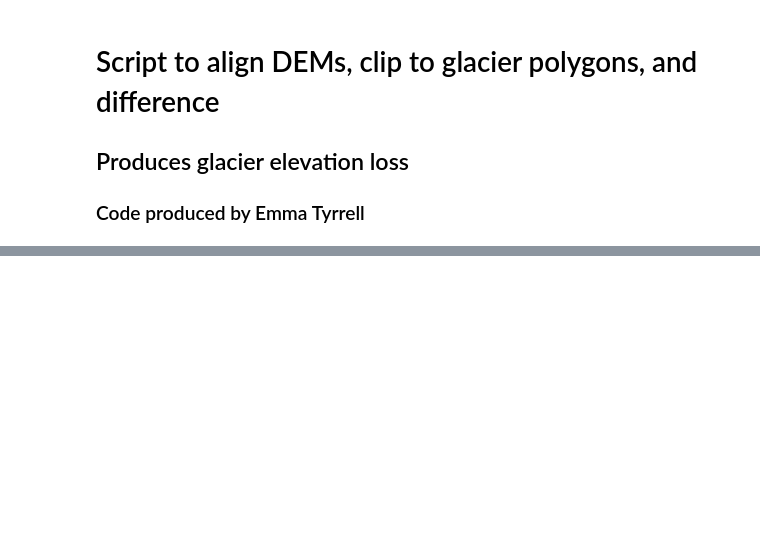
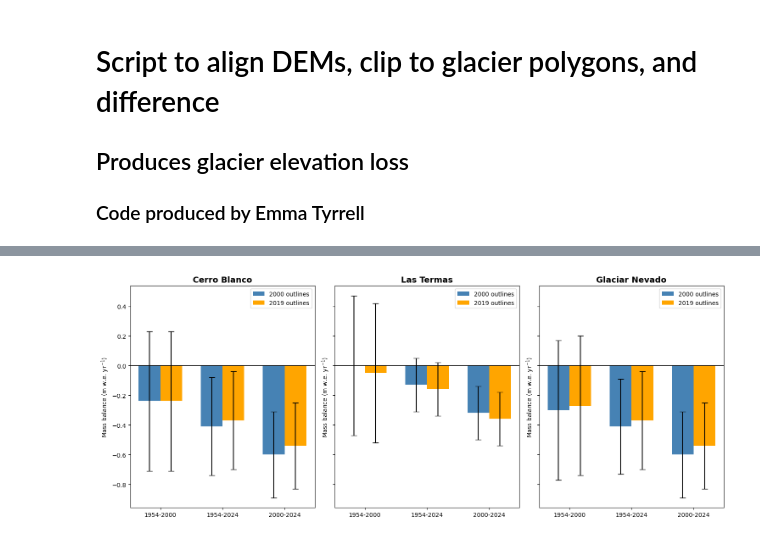
Before and after one commit to millie-spencer/Glacier-DEM-coregistration-and-MB, a Jupyter notebook: 03_DEM_differencing.ipynb, the cells around one changed output, grey strips where cells are left out. Saved outputs shown, nothing was run; the diff lists cells and outputs as text; code cells hidden in the pictures; blank space fills up the shorter version.

```diff
--- a/03_DEM_differencing.ipynb
+++ b/03_DEM_differencing.ipynb
@@ -188,0 +272,85 @@ plt.show()
+# %%
+import matplotlib.pyplot as plt
+import numpy as np
+import pandas as pd
+
+# --------------------------
+# Input data
+# --------------------------
+
+data_2000 = {
+    "Glacier": ["Cerro Blanco", "Cerro Blanco", "Cerro Blanco",
+                "Las Termas", "Las Termas", "Las Termas",
+                "Glaciar Nevado", "Glaciar Nevado", "Glaciar Nevado"],
+    "Period": ["1954-2000", "1954-2024", "2000-2024",
+               "1954-2000", "1954-2024", "2000-2024",
+               "1954-2000", "1954-2024", "2000-2024"],
+    "MB": [-0.24, -0.41, -0.60,
+           0.00, -0.13, -0.32,
+           -0.30, -0.41, -0.60],
+    "Error": [0.47, 0.33, 0.29,
+              0.47, 0.18, 0.18,
+              0.47, 0.32, 0.29]
+}
+
+data_2019 = {
+    "Glacier": ["Cerro Blanco", "Cerro Blanco", "Cerro Blanco",
+                "Las Termas", "Las Termas", "Las Termas",
+                "Glaciar Nevado", "Glaciar Nevado", "Glaciar Nevado"],
+    "Period": ["1954-2000", "1954-2024", "2000-2024",
+               "1954-2000", "1954-2024", "2000-2024",
+               "1954-2000", "1954-2024", "2000-2024"],
+    "MB": [-0.24, -0.37, -0.54,
+           -0.05, -0.16, -0.36,
+           -0.27, -0.37, -0.54],
+    "Error": [0.47, 0.33, 0.29,
+              0.47, 0.18, 0.18,
+              0.47, 0.33, 0.29]
+}
+
+df2000 = pd.DataFrame(data_2000)
+df2019 = pd.DataFrame(data_2019)
+
+# --------------------------
+# Plotting function
+# --------------------------
+
+def plot_glacier_comparison(glacier_name, ax):
+    # Subset data
+    d1 = df2000[df2000["Glacier"] == glacier_name]
+    d2 = df2019[df2019["Glacier"] == glacier_name]
+
+    # Define x locations
+    x = np.arange(len(d1["Period"]))  # 3 periods
+    width = 0.35  # bar width
+
+    # Bars for 2000 outlines
+    ax.bar(x - width/2, d1["MB"], width, yerr=d1["Error"],
+           capsize=5, label="2000 outlines", color="steelblue")
+
+    # Bars for 2019 outlines
+    ax.bar(x + width/2, d2["MB"], width, yerr=d2["Error"],
+           capsize=5, label="2019 outlines", color="orange")
+
+    # Formatting
+    ax.set_title(glacier_name, fontsize=14, fontweight="bold")
+    ax.set_xticks(x)
+    ax.set_xticklabels(d1["Period"])
+    ax.axhline(0, color="black", linewidth=0.8)
+    ax.set_ylabel("Mass balance (m w.e. yr$^{-1}$)")
+    ax.legend()
+
+# --------------------------
+# Make figure with 3 panels
+# --------------------------
+
+fig, axes = plt.subplots(1, 3, figsize=(15, 6), sharey=True)
+
+glaciers = ["Cerro Blanco", "Las Termas", "Glaciar Nevado"]
+for ax, g in zip(axes, glaciers):
+    plot_glacier_comparison(g, ax)
+
+plt.tight_layout()
+plt.show()
+# %% [output]
+[figure, added]
```
Also changed, not shown: parts of 2 cells of this notebook, 2 other files.
